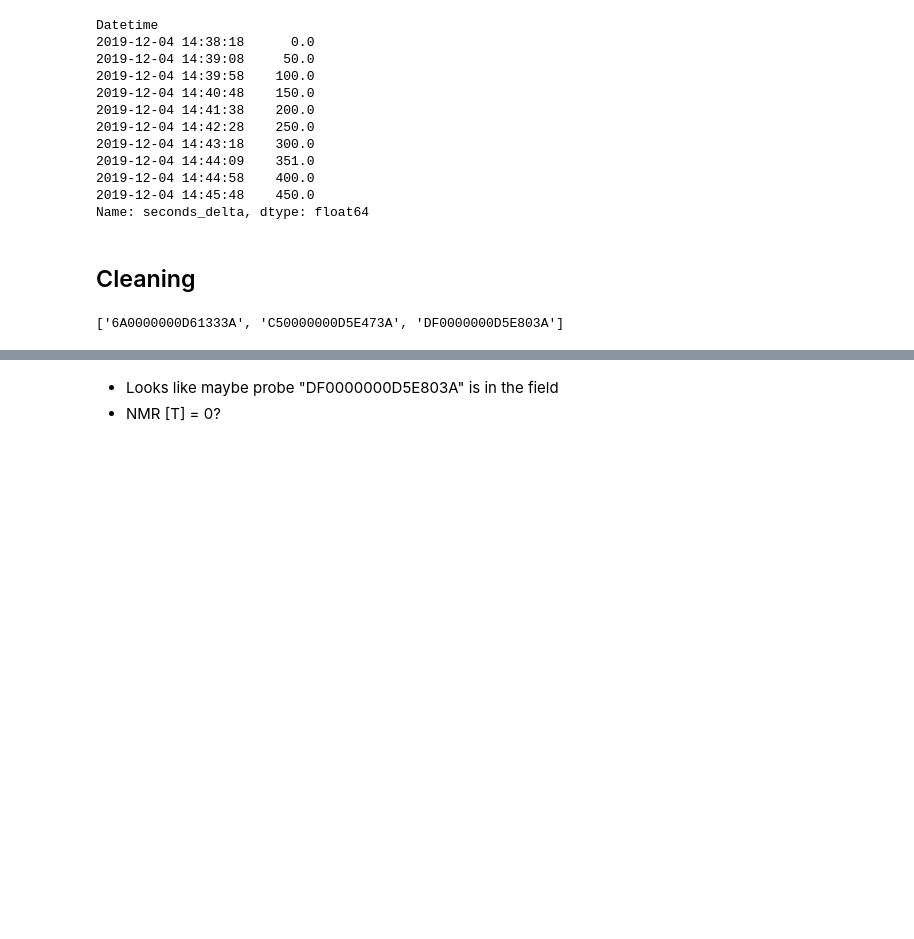
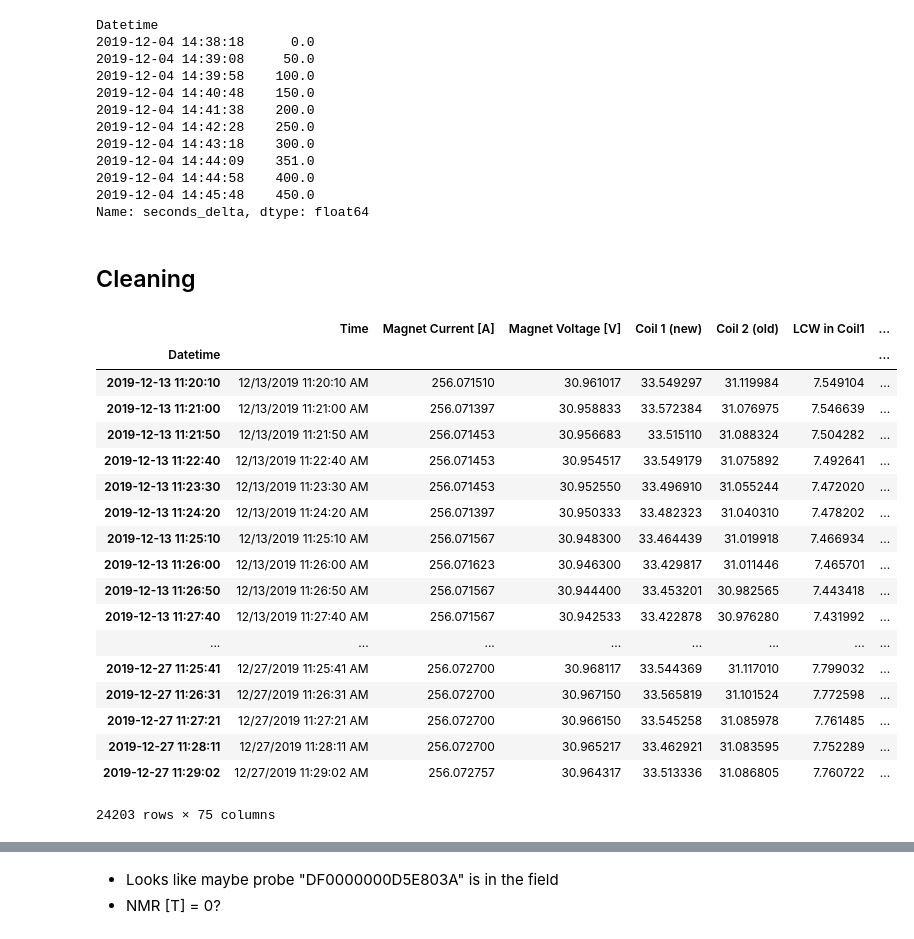
Before and after one commit to ckampa13/hallprobecalib, a Jupyter notebook: scripts/12-04-19_Hall_Probe_Stability_Run06.ipynb, the cells around one changed output, grey strips where cells are left out. Cells and saved outputs as stored; diff of their text form; code cells hidden in the pictures; blank space fills up the shorter version.

```diff
--- a/scripts/12-04-19_Hall_Probe_Stability_Run06.ipynb
+++ b/scripts/12-04-19_Hall_Probe_Stability_Run06.ipynb
@@ -75,3 +79,4 @@ def pplot(fig):
 # %%
 directory = "/home/ckampa/Dropbox/LogFiles/"#hpc_ext_path+'datafiles/magnet_stability/nmr/'
 filename_slow = '2019-12-04 143741slow.txt'#'2019-12-03 162209slow.txt' ## NO NMR IN FIRST FILE
+filename_slow_2 = '2019-12-13 111933slow.txt'
@@ -88,2 +93,7 @@ df.drop("", axis=1, inplace=True)
 # %%
-dates = [parser.parse(row.Time) for row in df.itertuples()]# if isdatetime(row.Time.values[0])]
+df2 = pd.read_csv(directory+filename_slow_2)
+df2.columns = df2.columns.str.lstrip(" ")
+df2.drop("", axis=1, inplace=True)
+dates = [parser.parse(row.Time) for row in df2.itertuples()]# if isdatetime(row.Time.values[0])]
+df2["Datetime"] = pd.to_datetime(dates)#.astype("str")
+df2 = df2.set_index("Datetime")
@@ -92,0 +100,22 @@ df = df.set_index("Datetime")
+# %%
+df2
+# %% [output]
+|  | Time | Magnet Current [A] | Magnet Voltage [V] | Coil 1 (new) | Coil 2 (old) | LCW in Coil1 | ... |
+| Datetime |  |  |  |  |  |  | ... |
+| 2019-12-13 11:20:10 | 12/13/2019 11:20:10 AM | 256.071510 | 30.961017 | 33.549297 | 31.119984 | 7.549104 | ... |
+| 2019-12-13 11:21:00 | 12/13/2019 11:21:00 AM | 256.071397 | 30.958833 | 33.572384 | 31.076975 | 7.546639 | ... |
+| 2019-12-13 11:21:50 | 12/13/2019 11:21:50 AM | 256.071453 | 30.956683 | 33.515110 | 31.088324 | 7.504282 | ... |
+| 2019-12-13 11:22:40 | 12/13/2019 11:22:40 AM | 256.071453 | 30.954517 | 33.549179 | 31.075892 | 7.492641 | ... |
+| 2019-12-13 11:23:30 | 12/13/2019 11:23:30 AM | 256.071453 | 30.952550 | 33.496910 | 31.055244 | 7.472020 | ... |
+| 2019-12-13 11:24:20 | 12/13/2019 11:24:20 AM | 256.071397 | 30.950333 | 33.482323 | 31.040310 | 7.478202 | ... |
+| 2019-12-13 11:25:10 | 12/13/2019 11:25:10 AM | 256.071567 | 30.948300 | 33.464439 | 31.019918 | 7.466934 | ... |
+| 2019-12-13 11:26:00 | 12/13/2019 11:26:00 AM | 256.071623 | 30.946300 | 33.429817 | 31.011446 | 7.465701 | ... |
+| 2019-12-13 11:26:50 | 12/13/2019 11:26:50 AM | 256.071567 | 30.944400 | 33.453201 | 30.982565 | 7.443418 | ... |
+| 2019-12-13 11:27:40 | 12/13/2019 11:27:40 AM | 256.071567 | 30.942533 | 33.422878 | 30.976280 | 7.431992 | ... |
+| ... | ... | ... | ... | ... | ... | ... | ... |
+| 2019-12-27 11:25:41 | 12/27/2019 11:25:41 AM | 256.072700 | 30.968117 | 33.544369 | 31.117010 | 7.799032 | ... |
+| 2019-12-27 11:26:31 | 12/27/2019 11:26:31 AM | 256.072700 | 30.967150 | 33.565819 | 31.101524 | 7.772598 | ... |
+| 2019-12-27 11:27:21 | 12/27/2019 11:27:21 AM | 256.072700 | 30.966150 | 33.545258 | 31.085978 | 7.761485 | ... |
+| 2019-12-27 11:28:11 | 12/27/2019 11:28:11 AM | 256.072700 | 30.965217 | 33.462921 | 31.083595 | 7.752289 | ... |
+| 2019-12-27 11:29:02 | 12/27/2019 11:29:02 AM | 256.072757 | 30.964317 | 33.513336 | 31.086805 | 7.760722 | ... |
+24203 rows × 75 columns
@@ -105,9 +136,7 @@ for col in df.columns:
         #print(f"{col}")#": mean: {df[col].mean()}")
         probes = np.append(probes, col[:16])
 probes = list(np.unique(probes))
-print(probes)
+#print(probes)
-# %% [output]
-['6A0000000D61333A', 'C50000000D5E473A', 'DF0000000D5E803A']
 # %%
 probe = probes[2]
 # %%
```
Also changed, not shown: parts of 318 cells of this notebook, 3 other files.
